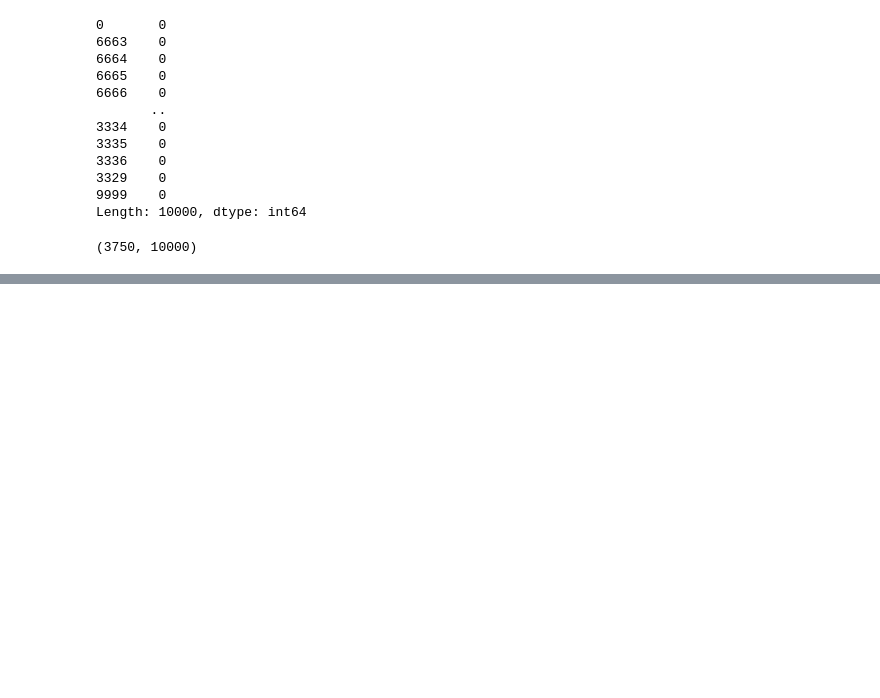
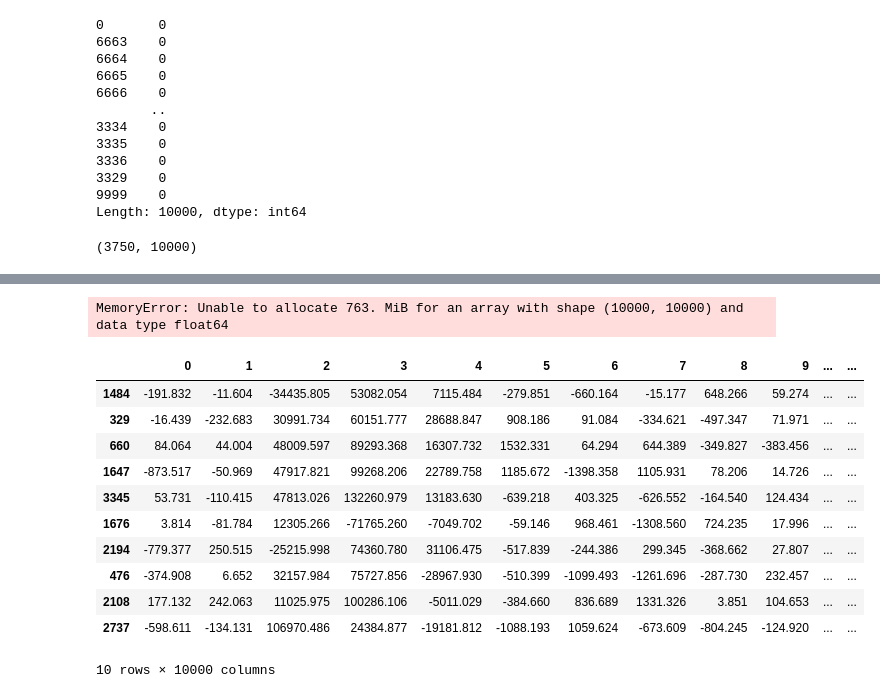
Before and after one commit to karolinablaszka/Project-ML, a Jupyter notebook: preprocessing.ipynb, the cells around one changed output, grey strips where cells are left out. Drawn from its saved outputs; the diff is of its cells as text; code cells hidden in the pictures; blank space fills up the shorter version.

```diff
--- a/preprocessing.ipynb
+++ b/preprocessing.ipynb
@@ -153,6 +144,23 @@ MemoryError: Unable to allocate 763. MiB for an array with shape (100000000,) an
 # %%
-outlier_detector = EllipticEnvelope(contamination=.1)
+#outlier_detector = EllipticEnvelope(contamination=.1)
 
-outlier_detector.fit(df)
+#outlier_detector.fit(df)
 
-outlier_detector.predict(df)
+#outlier_detector.predict(df)
+# %% [output]
+MemoryError: Unable to allocate 763. MiB for an array with shape (10000, 10000) and data type float64
+# %%
+df.sample(10)
+# %% [output]
+|  | 0 | 1 | 2 | 3 | 4 | 5 | 6 | 7 | 8 | 9 | ... | ... |
+| 1484 | -191.832 | -11.604 | -34435.805 | 53082.054 | 7115.484 | -279.851 | -660.164 | -15.177 | 648.266 | 59.274 | ... | ... |
+| 329 | -16.439 | -232.683 | 30991.734 | 60151.777 | 28688.847 | 908.186 | 91.084 | -334.621 | -497.347 | 71.971 | ... | ... |
+| 660 | 84.064 | 44.004 | 48009.597 | 89293.368 | 16307.732 | 1532.331 | 64.294 | 644.389 | -349.827 | -383.456 | ... | ... |
+| 1647 | -873.517 | -50.969 | 47917.821 | 99268.206 | 22789.758 | 1185.672 | -1398.358 | 1105.931 | 78.206 | 14.726 | ... | ... |
+| 3345 | 53.731 | -110.415 | 47813.026 | 132260.979 | 13183.630 | -639.218 | 403.325 | -626.552 | -164.540 | 124.434 | ... | ... |
+| 1676 | 3.814 | -81.784 | 12305.266 | -71765.260 | -7049.702 | -59.146 | 968.461 | -1308.560 | 724.235 | 17.996 | ... | ... |
+| 2194 | -779.377 | 250.515 | -25215.998 | 74360.780 | 31106.475 | -517.839 | -244.386 | 299.345 | -368.662 | 27.807 | ... | ... |
+| 476 | -374.908 | 6.652 | 32157.984 | 75727.856 | -28967.930 | -510.399 | -1099.493 | -1261.696 | -287.730 | 232.457 | ... | ... |
+| 2108 | 177.132 | 242.063 | 11025.975 | 100286.106 | -5011.029 | -384.660 | 836.689 | 1331.326 | 3.851 | 104.653 | ... | ... |
+| 2737 | -598.611 | -134.131 | 106970.486 | 24384.877 | -19181.812 | -1088.193 | 1059.624 | -673.609 | -804.245 | -124.920 | ... | ... |
+10 rows × 10000 columns
```
Also changed, not shown: parts of 10 cells of this notebook.
